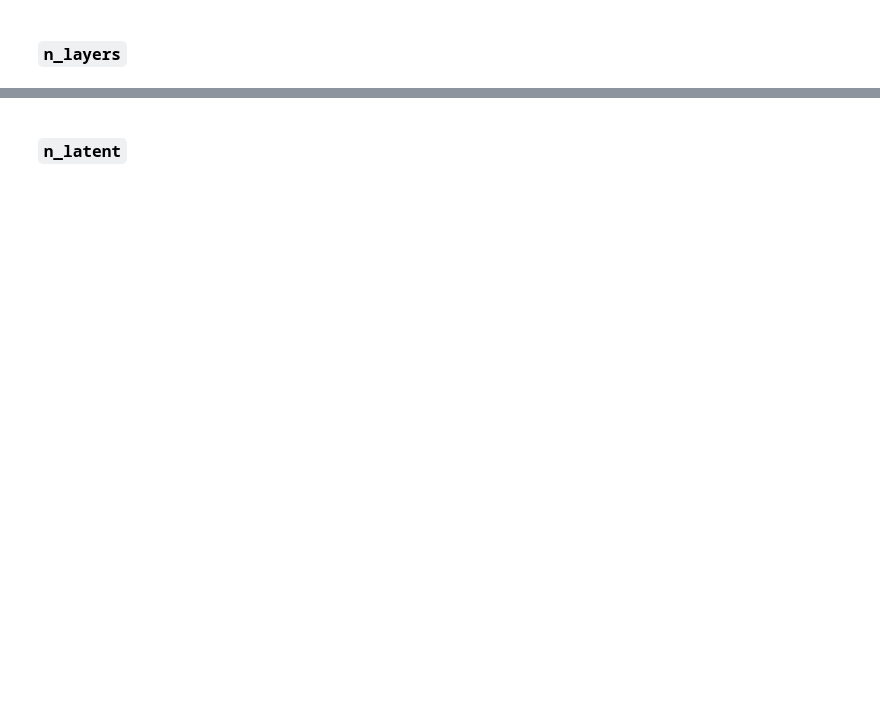
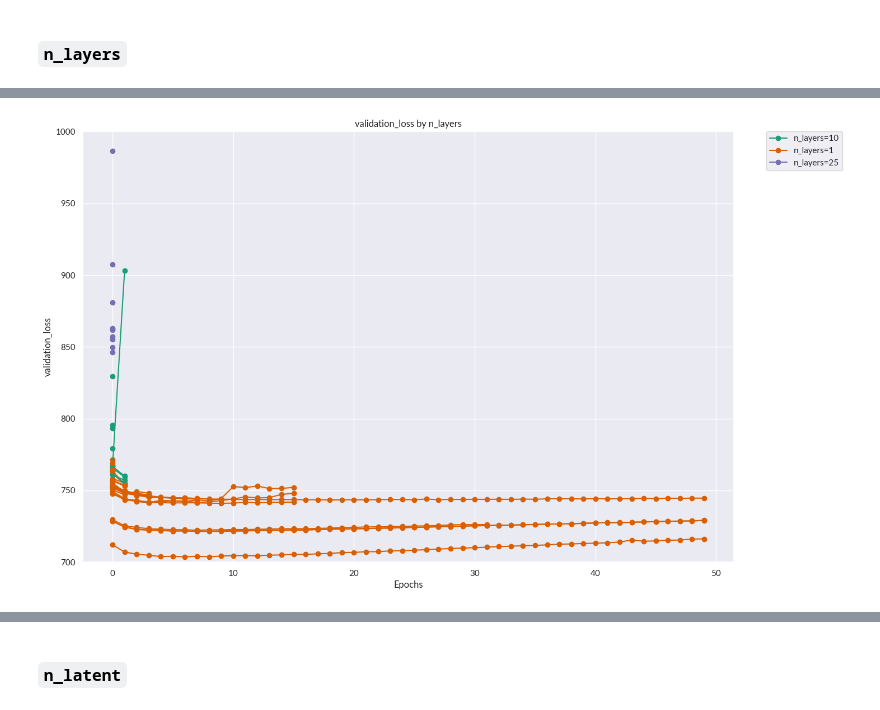
Before and after one commit to YosefLab/census-scvi, a Jupyter notebook: experiments/autotune/notebooks/2023_09_autotune_report.ipynb, the cells around one changed output, grey strips where cells are left out. Saved outputs shown, nothing was run; the diff lists cells and outputs as text; code cells hidden in the pictures; blank space fills up the shorter version.

```diff
--- a/experiments/autotune/notebooks/2023_09_autotune_report.ipynb
+++ b/experiments/autotune/notebooks/2023_09_autotune_report.ipynb
@@ -194,0 +256,12 @@ Observations:
+# %%
+experiment_id = "2023_09_06_mouse_full"
+plot_trials(
+    experiments[experiment_id][TRIAL_INFO_KEY],
+    experiments[experiment_id][TRIAL_PROGRESS_KEY],
+    experiments[experiment_id][TRIAL_PARAMS_KEY],
+    "n_layers",
+    figsize=(15, 10),
+    ylim=(700, 1000),
+)
+# %% [output]
+[figure, added]
```
Also changed, not shown: parts of 36 cells of this notebook, 1 other file.
